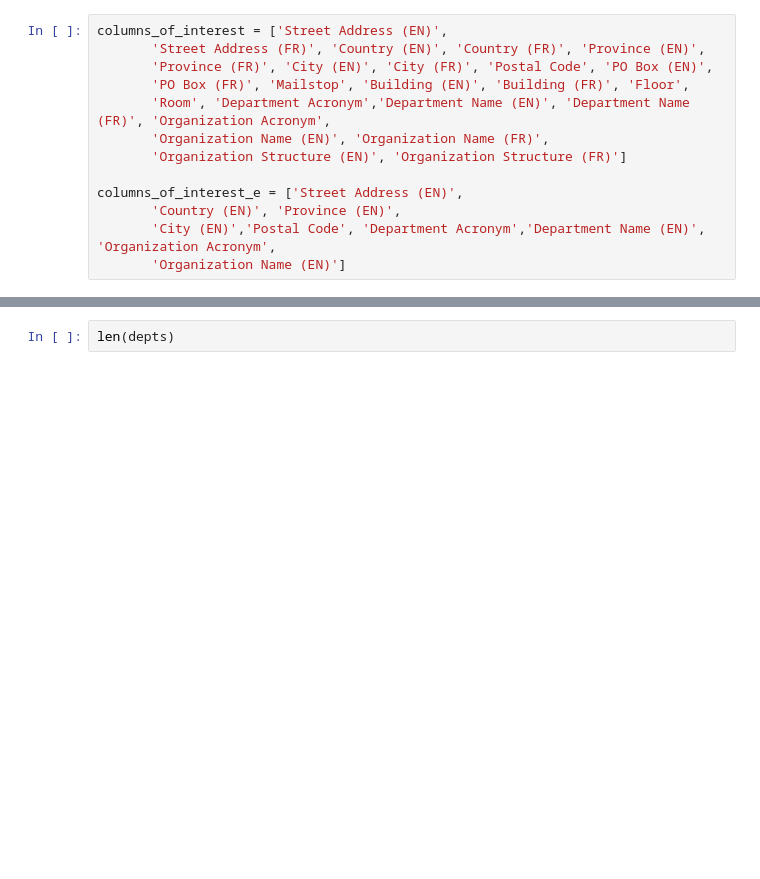
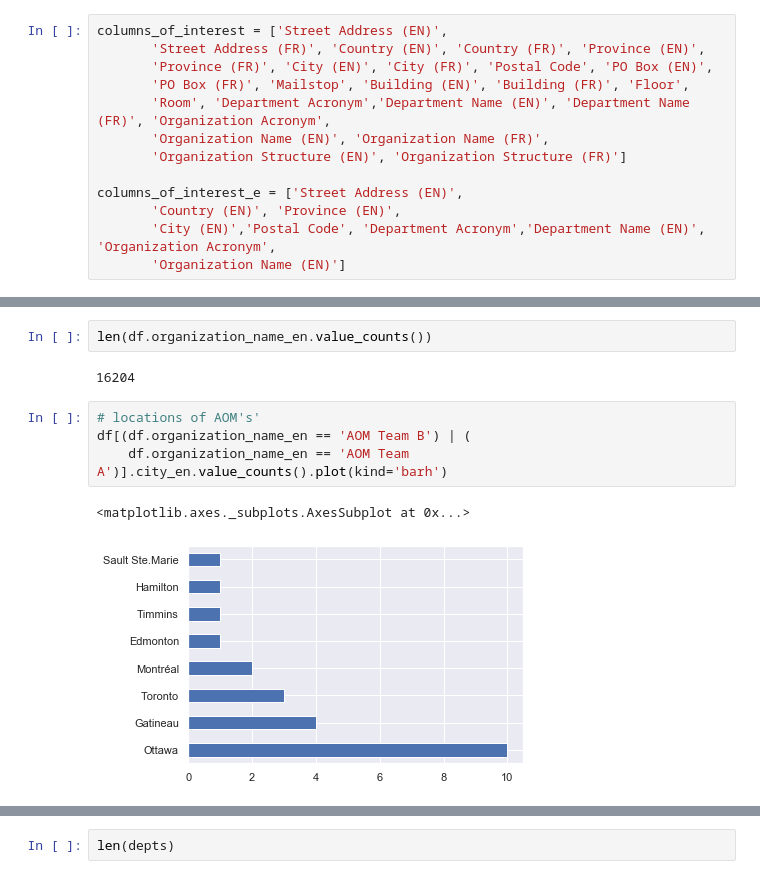
Before and after one commit to alaudet/data-analysis, a Jupyter notebook: geds/PublicService.ipynb, the cells around one changed output, grey strips where cells are left out. Saved outputs shown, nothing was run; the diff lists cells and outputs as text; blank space fills up the shorter version.

```diff
--- a/geds/PublicService.ipynb
+++ b/geds/PublicService.ipynb
@@ -134 +218,12 @@ df1.department_acronym.value_counts().head(10).plot(kind='barh')
+# %%
+len(df.organization_name_en.value_counts())
+# %% [output]
+16204
+# %%
+# locations of AOM's'
+df[(df.organization_name_en == 'AOM Team B') | (
+    df.organization_name_en == 'AOM Team A')].city_en.value_counts().plot(kind='barh')
+# %% [output]
+<matplotlib.axes._subplots.AxesSubplot at 0x...>
+[figure, added]
 # %%
```
Also changed, not shown: parts of 40 cells of this notebook, 4 other files.
